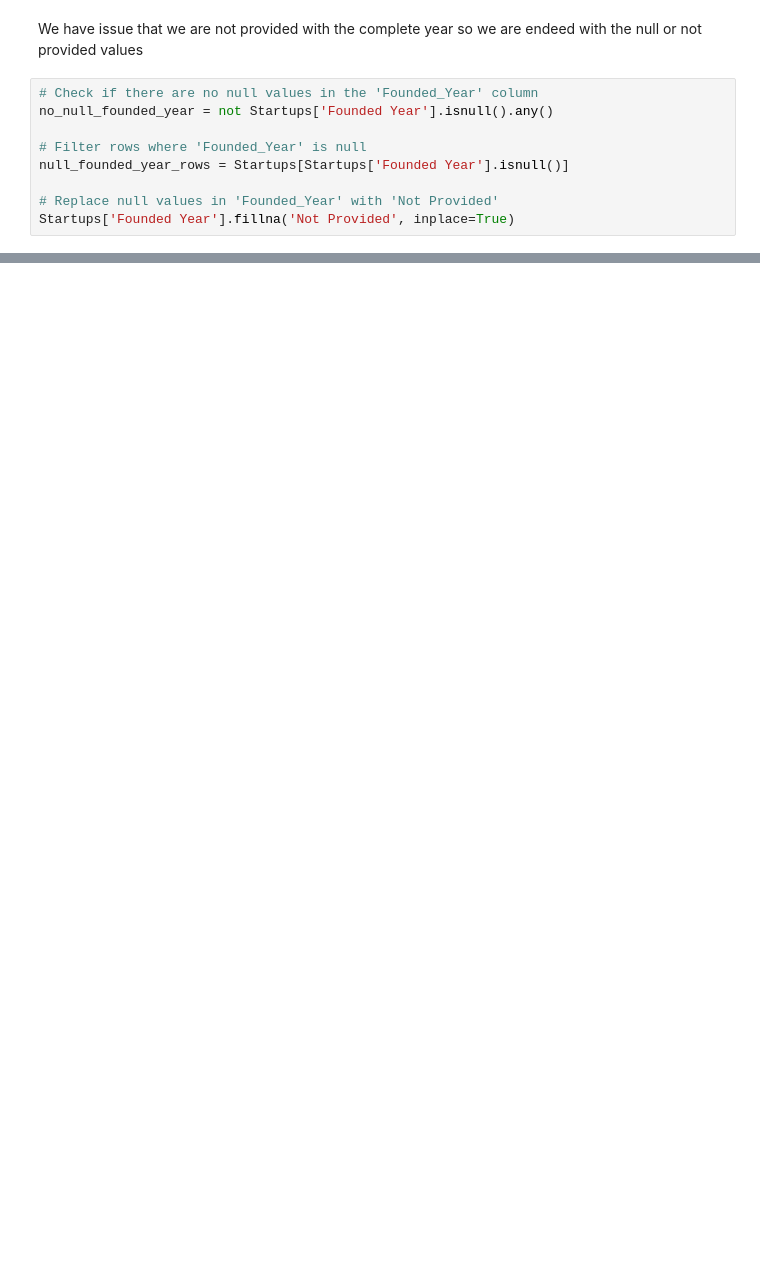
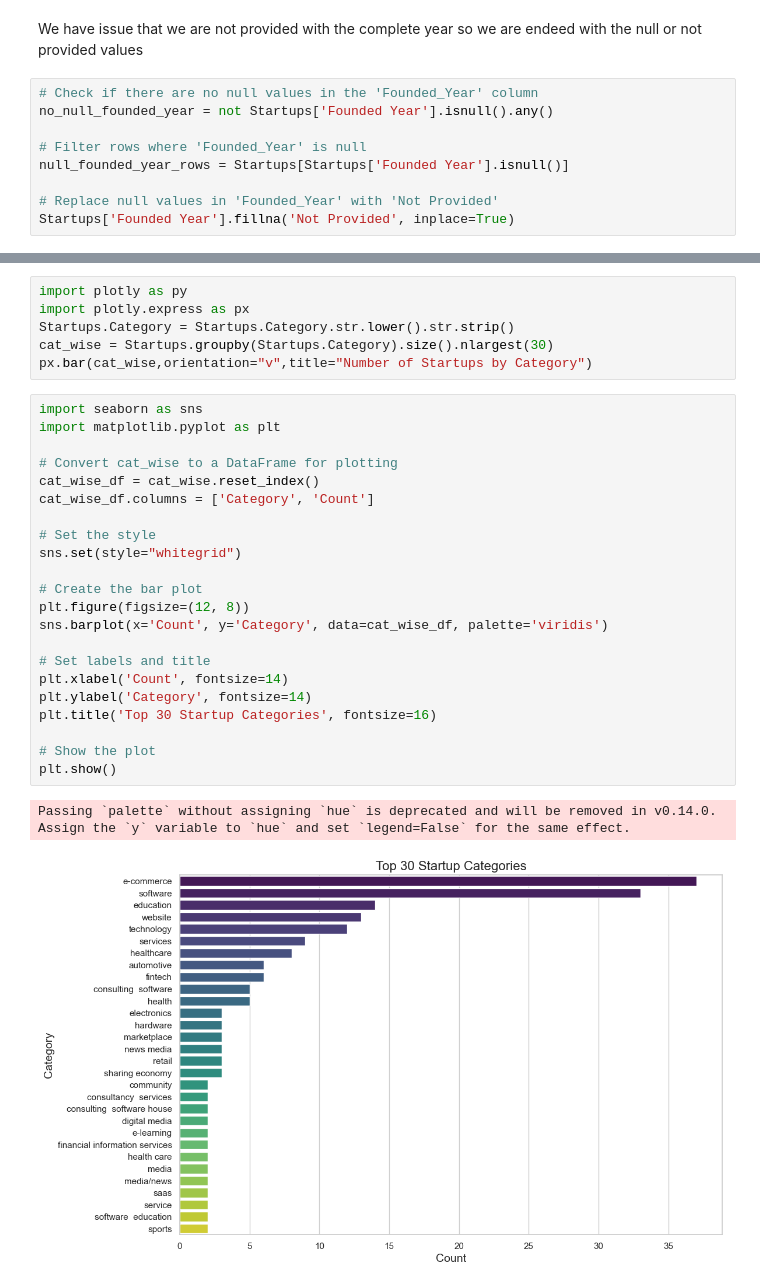
Before and after one commit to NimraZeeshan/Pakistan_startup_census, a Jupyter notebook: paksitan_startup_analysis.ipynb, the cells around one changed output, grey strips where cells are left out. Cells and saved outputs as stored; diff of their text form; blank space fills up the shorter version.

Commit message:
visualization of pakisan startup

```diff
--- a/paksitan_startup_analysis.ipynb
+++ b/paksitan_startup_analysis.ipynb
@@ -586,0 +579,31 @@ array(['Advertising', 'Consulting', 'Online', 'Application',
+# %%
+import plotly as py
+import plotly.express as px
+Startups.Category = Startups.Category.str.lower().str.strip()
+cat_wise = Startups.groupby(Startups.Category).size().nlargest(30)
+px.bar(cat_wise,orientation="v",title="Number of Startups by Category")
+# %%
+import seaborn as sns
+import matplotlib.pyplot as plt
+
+# Convert cat_wise to a DataFrame for plotting
+cat_wise_df = cat_wise.reset_index()
+cat_wise_df.columns = ['Category', 'Count']
+
+# Set the style
+sns.set(style="whitegrid")
+
+# Create the bar plot
+plt.figure(figsize=(12, 8))
+sns.barplot(x='Count', y='Category', data=cat_wise_df, palette='viridis')
+
+# Set labels and title
+plt.xlabel('Count', fontsize=14)
+plt.ylabel('Category', fontsize=14)
+plt.title('Top 30 Startup Categories', fontsize=16)
+
+# Show the plot
+plt.show()
+# %% [output]
+Passing `palette` without assigning `hue` is deprecated and will be removed in v0.14.0. Assign the `y` variable to `hue` and set `legend=False` for the same effect.
+[figure, added]
```
Also changed, not shown: parts of 25 cells of this notebook, 15 other files.
